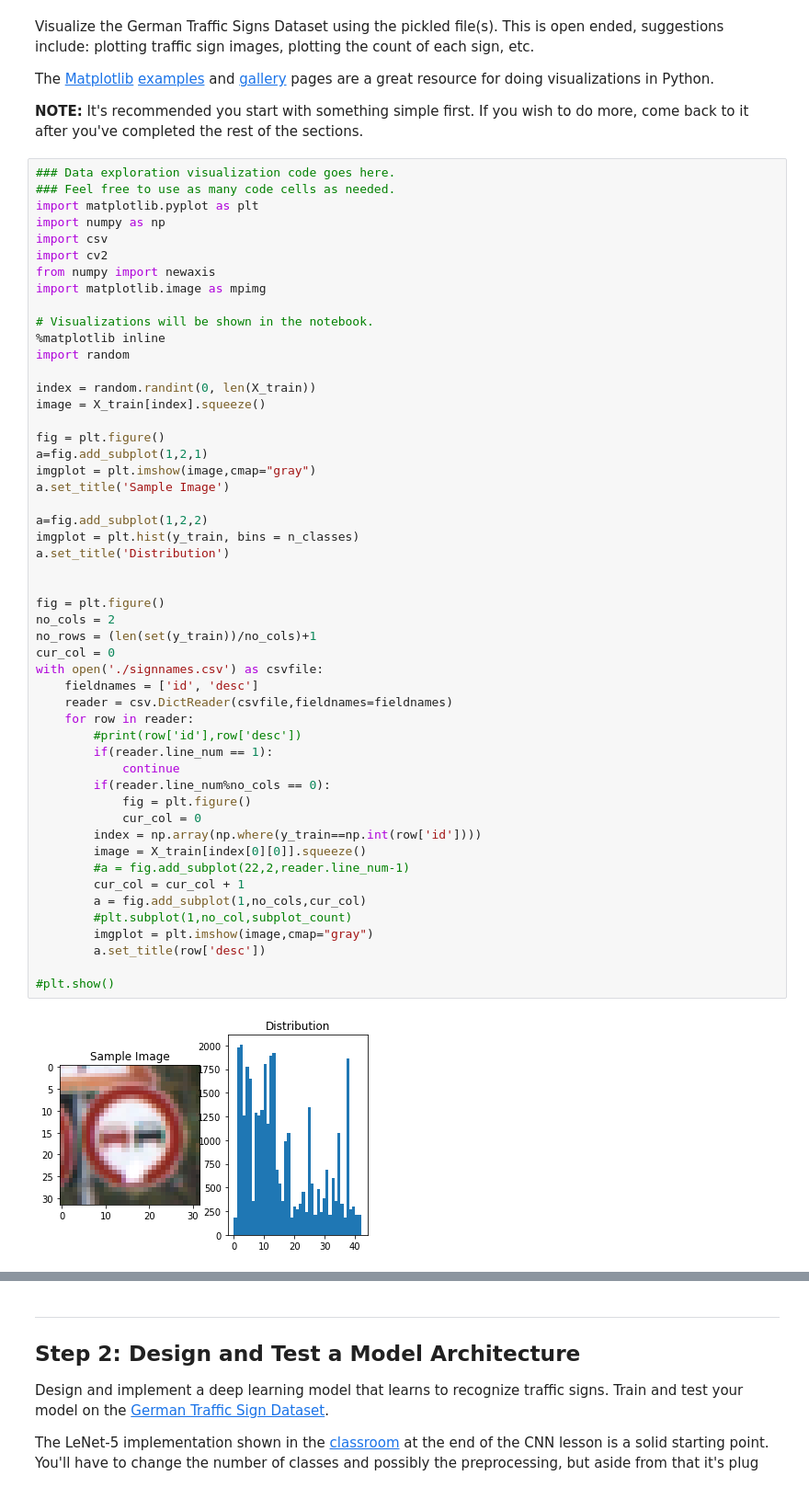
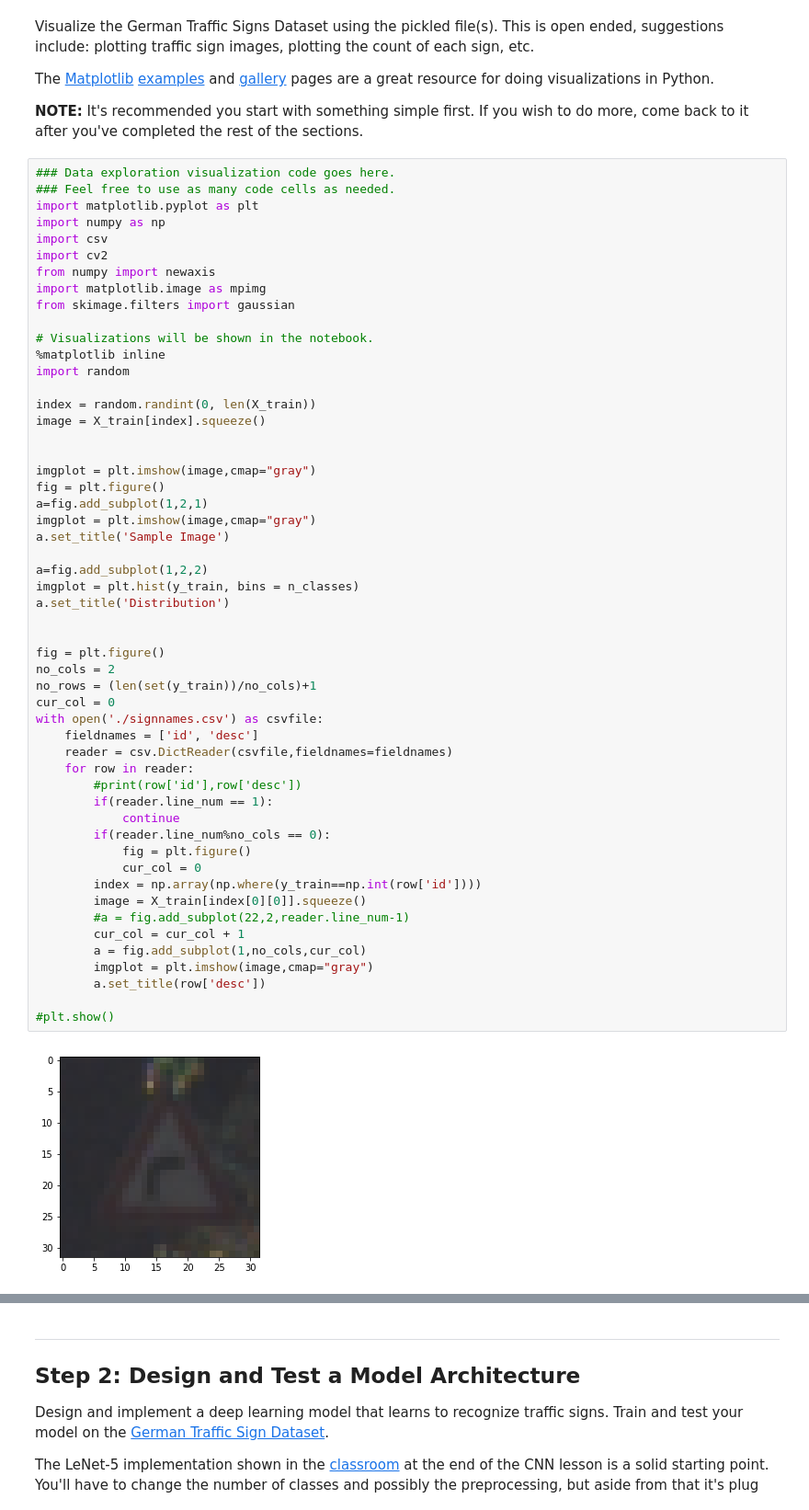
Before and after one commit to sonofram/CarND-Traffic-Sign-Classifier-Project, a Jupyter notebook: Traffic_Sign_Classifier.ipynb, the cells around one changed output, grey strips where cells are left out. Shown at 92% size. Saved outputs shown, nothing was run; the diff lists cells and outputs as text.

```diff
--- a/Traffic_Sign_Classifier.ipynb
+++ b/Traffic_Sign_Classifier.ipynb
@@ -101,6 +101,7 @@ import csv
 import cv2
 from numpy import newaxis
 import matplotlib.image as mpimg
+from skimage.filters import gaussian
 
 # Visualizations will be shown in the notebook.
 %matplotlib inline
@@ -109,6 +110,8 @@ import random
 index = random.randint(0, len(X_train))
 image = X_train[index].squeeze()
 
+
+imgplot = plt.imshow(image,cmap="gray")
 fig = plt.figure()
 a=fig.add_subplot(1,2,1)
 imgplot = plt.imshow(image,cmap="gray")
@@ -116,32 +119,31 @@ a.set_title('Sample Image')
 
 a=fig.add_subplot(1,2,2)
 imgplot = plt.hist(y_train, bins = n_classes)
 a.set_title('Distribution')
 
 
 fig = plt.figure()
 no_cols = 2
 no_rows = (len(set(y_train))/no_cols)+1
 cur_col = 0
 with open('./signnames.csv') as csvfile:
     fieldnames = ['id', 'desc']
     reader = csv.DictReader(csvfile,fieldnames=fieldnames)
     for row in reader:
         #print(row['id'],row['desc'])
         if(reader.line_num == 1):
             continue
         if(reader.line_num%no_cols == 0):
             fig = plt.figure()
             cur_col = 0
         index = np.array(np.where(y_train==np.int(row['id'])))
         image = X_train[index[0][0]].squeeze()
         #a = fig.add_subplot(22,2,reader.line_num-1)
         cur_col = cur_col + 1
         a = fig.add_subplot(1,no_cols,cur_col)
-        #plt.subplot(1,no_col,subplot_count)
         imgplot = plt.imshow(image,cmap="gray")
         a.set_title(row['desc'])
 
 #plt.show()
 # %% [output]
-[figure, old version]
+[figure, new version]
```
Also changed, not shown: parts of 10 cells of this notebook, 2 other files.
